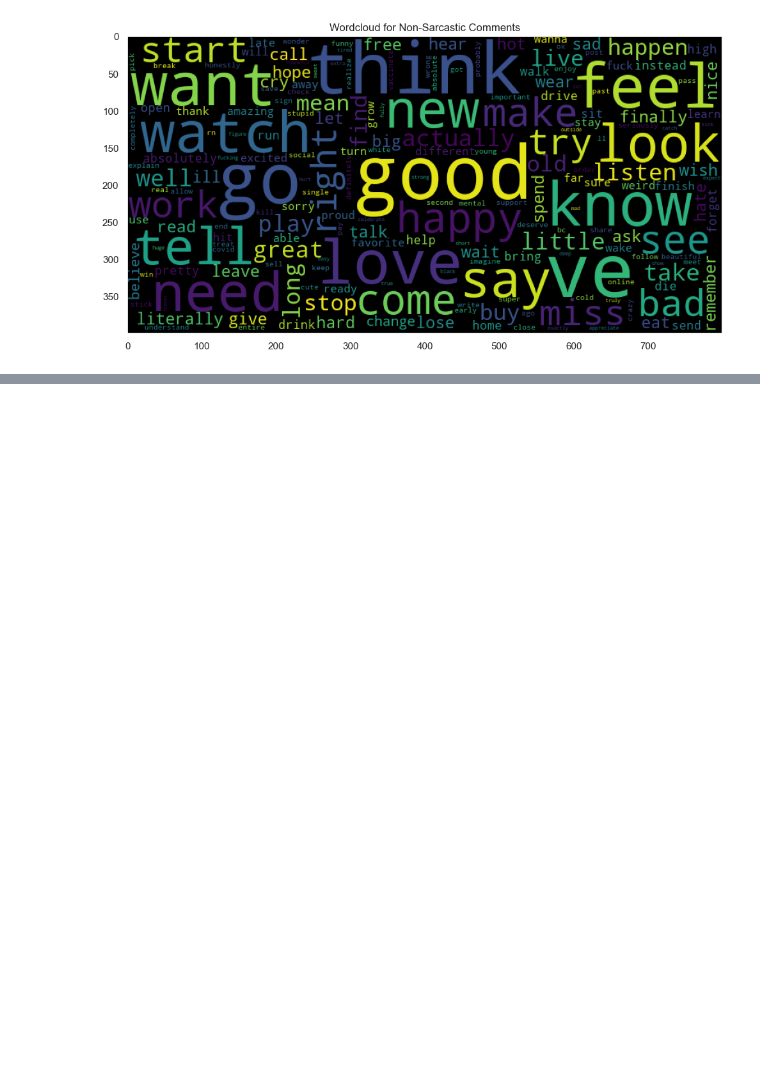
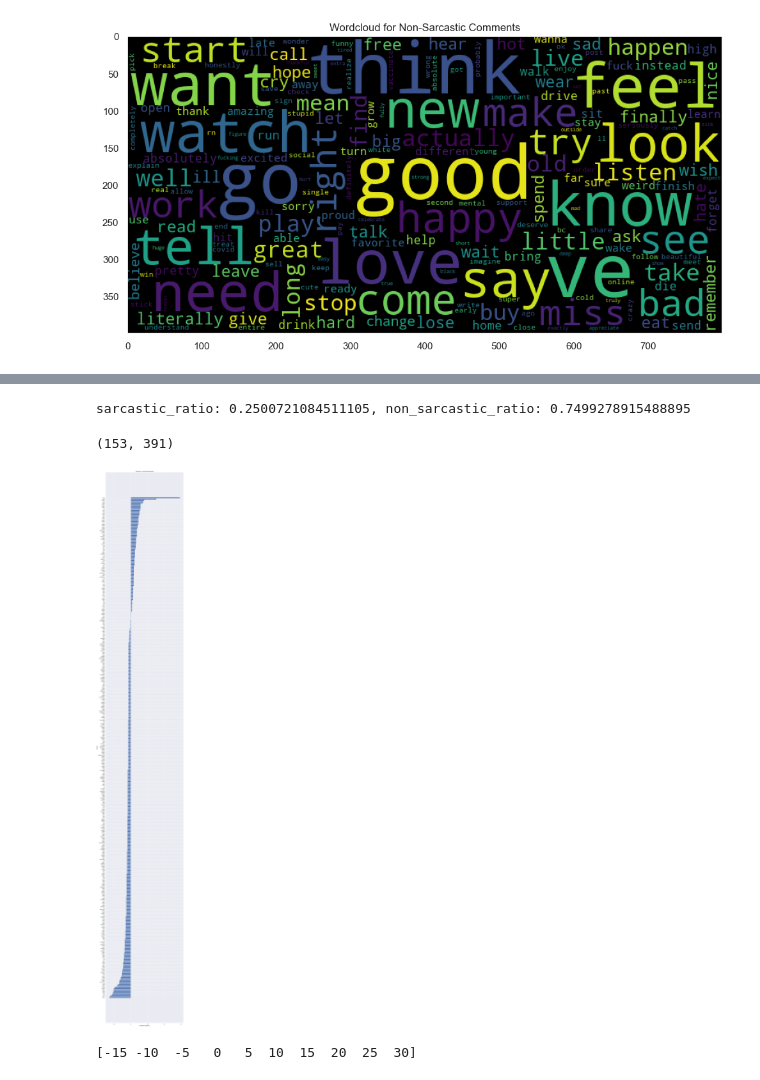
Before and after one commit to omarsrstt/nlp_project, a Jupyter notebook: src/keyword_classifier.ipynb, the cells around one changed output, grey strips where cells are left out. Cells and saved outputs as stored; diff of their text form; code cells hidden in the pictures; blank space fills up the shorter version.

Commit message:
Add: mutually exclusive words, weighted count dictionaries, adjusted frequencies, inclination plot

```diff
--- a/src/keyword_classifier.ipynb
+++ b/src/keyword_classifier.ipynb
@@ -347,6 +347,7 @@ class POSKeywordExtractor:
 # %%
 # POSKeywordExtractor()
 sarcastic_comments = data.loc[data[label_col_name] == 1, comment_col_name]
+num_sarcastic = len(sarcastic_comments.to_list())
 # print(sarcastic_comments)
 sarcastic_keywords = POSKeywordExtractor().keywords(sarcastic_comments, n_keywords=15, min_freq=5)
 print(sarcastic_keywords)
@@ -370,6 +375,7 @@ plt.imshow(wordcloud)
 [figure]
 # %%
 non_sarcastic_comments = data.loc[data[label_col_name] == 0, comment_col_name]
+num_non_sarcastic = len(non_sarcastic_comments.to_list())
 non_sarcastic_keywords = POSKeywordExtractor().keywords(non_sarcastic_comments, n_keywords=15, min_freq=5)
 print(non_sarcastic_keywords)
 # %% [output]
@@ -396,0 +418,46 @@ plt.imshow(wordcloud)
+# %%
+# Weighting the keywords dictionary
+sarcastic_ratio = num_sarcastic / (num_sarcastic + num_non_sarcastic)
+non_sarcastic_ratio = num_non_sarcastic / (num_sarcastic + num_non_sarcastic)
+print(f"sarcastic_ratio: {sarcastic_ratio}, non_sarcastic_ratio: {non_sarcastic_ratio}")
+
+# Sarcastic dict
+weighted_sarcastic_keywords = defaultdict(float)
+for k, v in dict(sarcastic_keywords).items():
+    weighted_sarcastic_keywords[k] = v*non_sarcastic_ratio
+
+# Non-sarcastic dict
+weighted_non_sarcastic_keywords = defaultdict(float)
+for k, v in dict(non_sarcastic_keywords).items():
+    weighted_non_sarcastic_keywords[k] = v*sarcastic_ratio
+
+len(weighted_sarcastic_keywords), len(weighted_non_sarcastic_keywords)
+# %% [output]
+sarcastic_ratio: 0.2500721084511105, non_sarcastic_ratio: 0.7499278915488895
+(153, 391)
+# %%
+# Create sarcasm inclination dictionary
+all_words = set(list(weighted_sarcastic_keywords.keys())+list(weighted_non_sarcastic_keywords))
+sarcasm_inclination = defaultdict(float)
+for word in all_words:
+    sarcasm_inclination[word] = weighted_sarcastic_keywords[word] - weighted_non_sarcastic_keywords[word]
+
+# Sort dictionary
+sarcasm_inclination_sorted = [(key, val) for key, val in sorted(sarcasm_inclination.items(), key = lambda ele: ele[1])]
+y_ticks = list(zip(*sarcasm_inclination_sorted))[0] # Store all words
+x = list(zip(*sarcasm_inclination_sorted))[1]   # Store all values
+# %%
+# Plotting as a graph
+plt.figure(figsize=(14,100))
+y = np.arange(len(all_words))
+
+plt.barh(y_ticks, x)
+plt.title("Tendency of a word to be sarcastic")
+plt.xlabel("Weighted frequency")
+plt.ylabel('Words')
+# plt.grid()
+plt.show()
+print(np.arange(-15,35,5))
+# %% [output]
+[figure, added]
+[-15 -10  -5   0   5  10  15  20  25  30]
```
Also changed, not shown: parts of 2 cells of this notebook.
